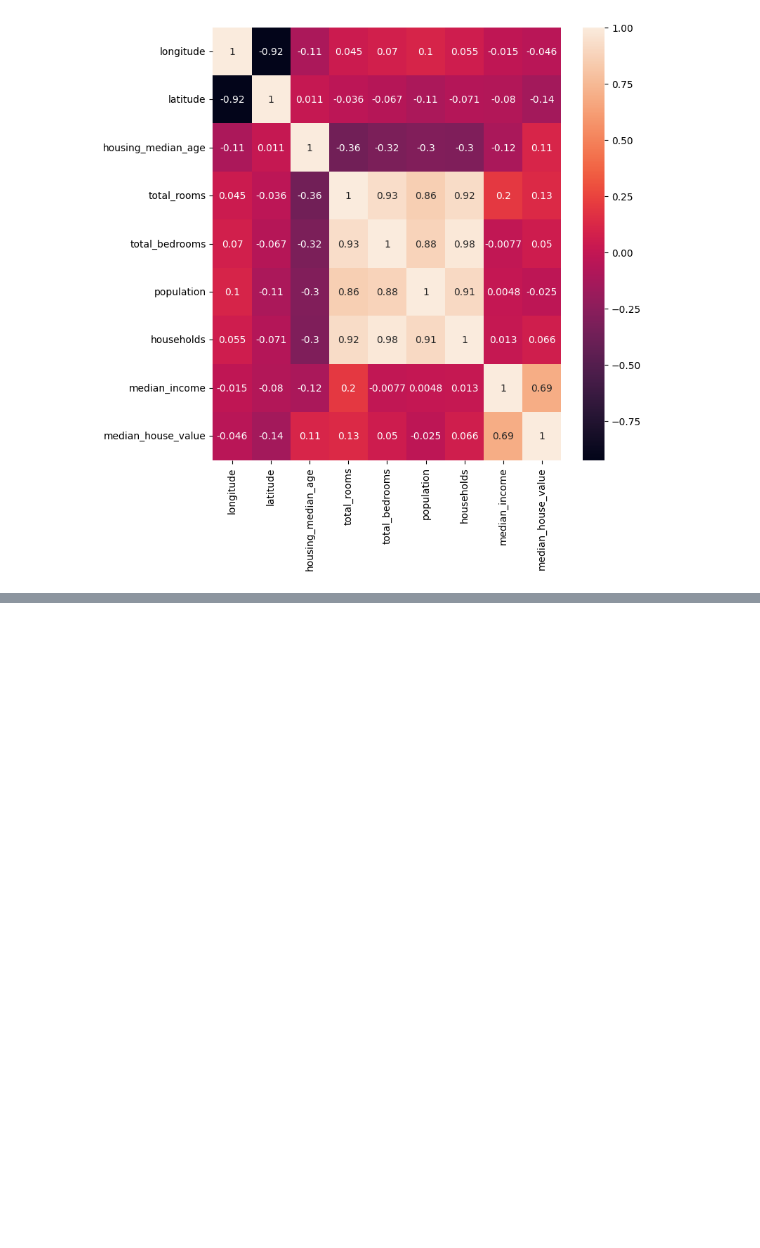
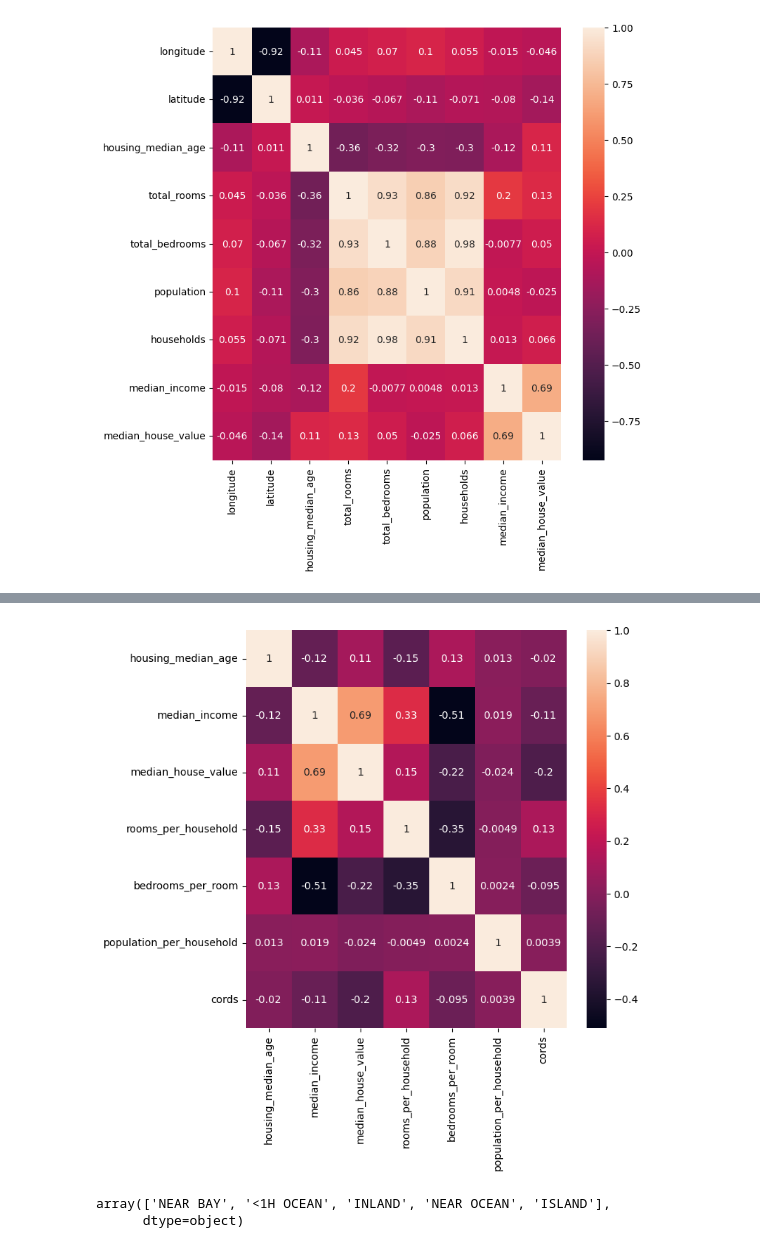
Before and after one commit to Shubhanshu123/House-price-prediction-using-Supervised-learning, a Jupyter notebook: Housing_price_prediction.ipynb, the cells around one changed output, grey strips where cells are left out. Saved outputs shown, nothing was run; the diff lists cells and outputs as text; code cells hidden in the pictures; blank space fills up the shorter version.

```diff
--- a/Housing_price_prediction.ipynb
+++ b/Housing_price_prediction.ipynb
@@ -79,0 +124,14 @@ lib.show()
+# %%
+# replace data in original file
+
+for column_name in  new_column_list:
+    housing[column_name] = temp_housing.replace(housing[column_name],temp_housing[column_name])
+# %%
+# creating new features(feature engineering)
+
+housing['rooms_per_household'] = housing['total_rooms']/housing['households']
+housing['bedrooms_per_room'] = housing['total_bedrooms']/housing['total_rooms']
+housing['population_per_household'] = housing['population']/housing['households']
+housing['cords']= housing['longitude']/housing['latitude']
+
+housing.info()
@@ -79,0 +174,25 @@ lib.show()
+# %%
+#removing features that are not needed
+
+housing = housing.drop('total_rooms', axis=1)
+housing = housing.drop('population', axis=1)
+housing = housing.drop('longitude', axis=1)
+housing = housing.drop('latitude', axis=1)
+housing = housing.drop('households', axis=1)
+# %%
+housing = housing.drop('total_bedrooms', axis=1)
+# %%
+corr= housing.corr(numeric_only=True)
+
+lib.figure(figsize=(7,7))
+sb.heatmap(corr, annot=True)
+lib.show()
+# %% [output]
+[figure, added]
+# %%
+# using one hot encoding to convert categorical data into numerical data
+
+housing.ocean_proximity.unique()
+# %% [output]
+array(['NEAR BAY', '<1H OCEAN', 'INLAND', 'NEAR OCEAN', 'ISLAND'],
+      dtype=object)
```
Also changed, not shown: parts of 9 cells of this notebook.
